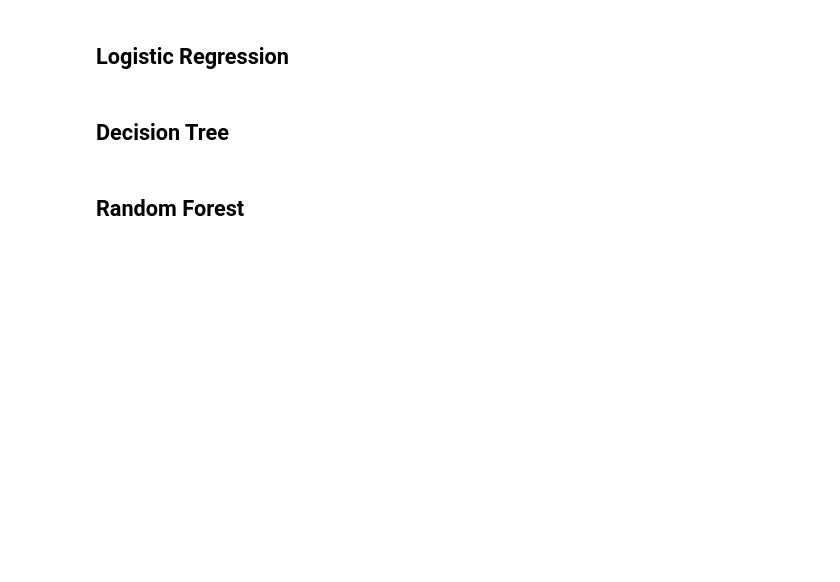
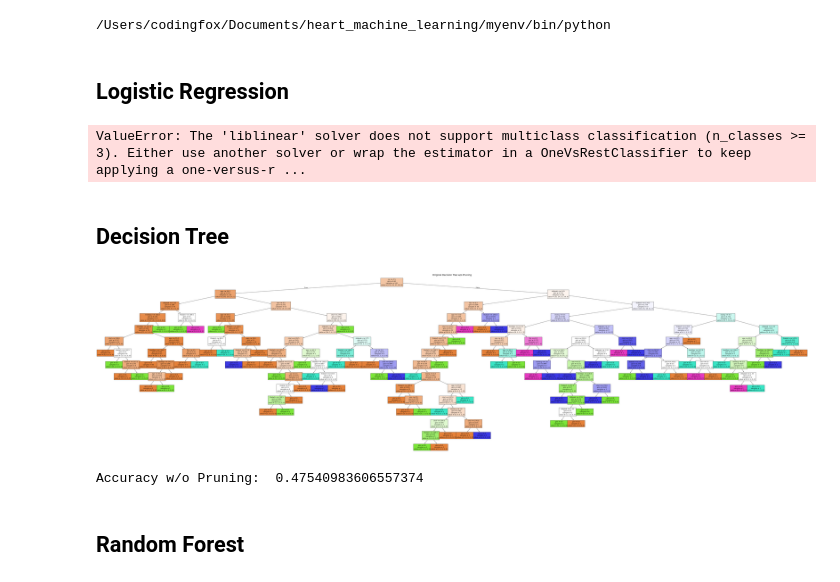
Before and after one commit to apple-person/heart_machine_learning, a Jupyter notebook: heart_learning.ipynb, the cells around one changed output. Saved outputs shown, nothing was run; the diff lists cells and outputs as text; code cells hidden in the pictures; blank space fills up the shorter version.

```diff
--- a/heart_learning.ipynb
+++ b/heart_learning.ipynb
@@ -12,18 +12,11 @@ import matplotlib.pyplot as plt
 from sklearn.model_selection import train_test_split
 from sklearn.preprocessing import StandardScaler
 from sklearn.linear_model import LogisticRegression
-from sklearn.metrics import accuracy_score, confusion_matrix,precision_score, recall_score,f1_score,roc_curve, roc_auc_score
+from sklearn.metrics import accuracy_score, confusion_matrix, ConfusionMatrixDisplay, precision_score, recall_score,f1_score,roc_curve, roc_auc_score
 
 from sklearn import tree
 from sklearn.tree import DecisionTreeClassifier
 
 from sklearn.ensemble import RandomForestClassifier
-
-# load stuff and print
-matches =  list(Path.cwd().rglob("processed_cleveland.csv"))
-
-# print(matches)
-
-heart_data = matches[0]
-df = pd.read_csv(heart_data)
-#print(df)
+# %% [output]
+/Users/codingfox/Documents/heart_machine_learning/myenv/bin/python
@@ -30,22 +37,42 @@ df = pd.read_csv(heart_data)
 # %% [markdown]
 ## Logistic Regression
 # %%
-X = np.array().reshape(-1, 1)
+model = LogisticRegression(solver='liblinear', l1_ratio=1, C=0.1)
+model.fit(X_train, y_train)
 
+predictions = model.predict(X_test)
+accuracy = model.score(X_test, y_test)
+print(f'Accuracy: {accuracy}')
 
-y = np.array()
+# Create and Display Confusion Matrix
+cm = confusion_matrix(y_test, predictions)
+
+cm_display = ConfusionMatrixDisplay(confusion_matrix=cm)
+cm_display.plot()
+plt.show()
+# %% [output]
+ValueError: The 'liblinear' solver does not support multiclass classification (n_classes >= 3). Either use another solver or wrap the estimator in a OneVsRestClassifier to keep applying a one-versus-r ...
 # %% [markdown]
 ## Decision Tree
 # %%
-features = ['age','sex','cp','trestbps','chol','fbs','restecg','thalach','exang','oldpeak']
+model = DecisionTreeClassifier()
+model.fit(X_train, y_train)
 
-X = df[features]
-y = df['num']
+plt.figure(figsize=(100,25))
+tree.plot_tree(
+    model,
+    feature_names=features,
+    filled=True,
+    fontsize=12
+    )
+plt.title("Original Decision Tree w/o Pruning", fontsize = 18)
+plt.show()
 
-dtree = DecisionTreeClassifier()
-dtree = dtree.fit(X, y)
-
-tree.plot_tree(dtree, feature_names=features)
+original_accuracy = model.score(X_test, y_test)
+print("Accuracy w/o Pruning: " , original_accuracy)
+# %% [output]
+[figure, added]
+Accuracy w/o Pruning:  0.47540983606557374
 # %% [markdown]
 ## Random Forest
 # %%
```
Also changed, not shown: parts of 2 cells of this notebook.
